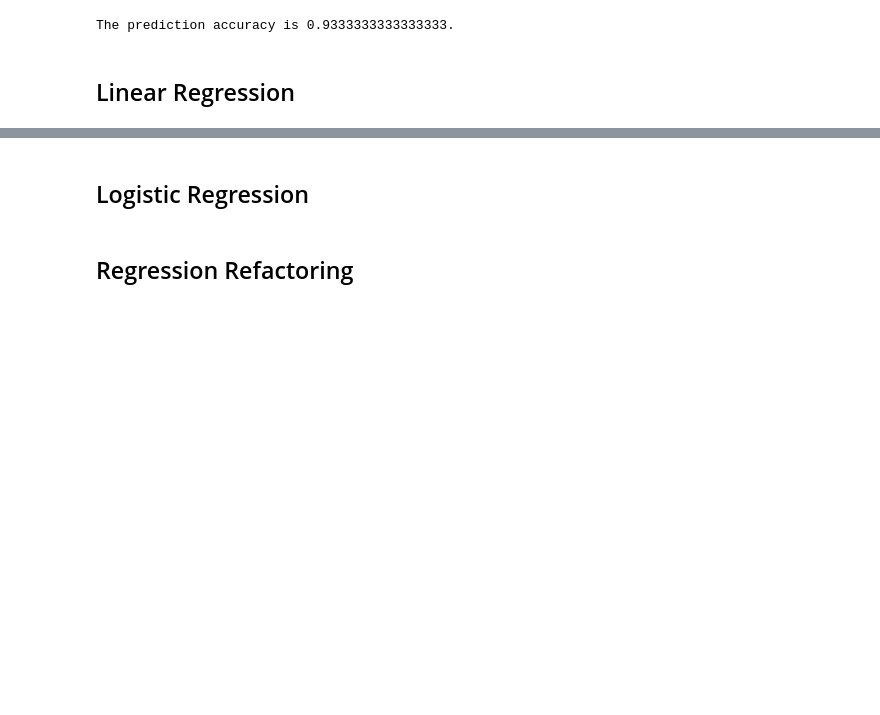
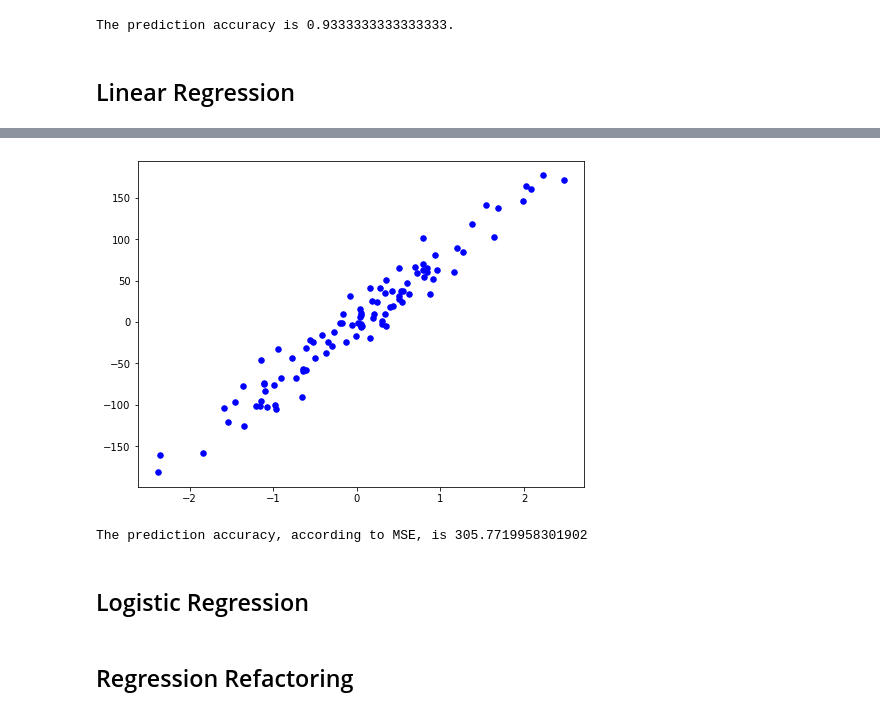
Before and after one commit to ChenshuLiu/Machine-Learning-in-Python, a Jupyter notebook: Machine Learning in Python.ipynb, the cells around one changed output, grey strips where cells are left out. Saved outputs shown, nothing was run; the diff lists cells and outputs as text; code cells hidden in the pictures; blank space fills up the shorter version.

Commit message:
Linear Regression

```diff
--- a/Machine Learning in Python.ipynb
+++ b/Machine Learning in Python.ipynb
@@ -82,3 +95,48 @@ The prediction accuracy is 0.9333333333333333.
+# %%
+# data generation
+X, y = datasets.make_regression(n_samples = 100, n_features = 1, noise = 20, random_state = 4)
+X_train, X_test, y_train, y_test = train_test_split(X, y, test_size = 0.2, random_state = 1234)
+
+fig = plt.figure(figsize = (8, 6))
+plt.scatter(X[:, 0], y, color = 'b', marker = 'o', s = 30)
+plt.show()
+
+class LinearRegression:
+    # lr stands for learning rate
+    # n_iters stands for number of iterations
+    def __init__(self, lr = 0.001, n_iters = 1000):
+        self.lr = lr
+        self.n_iters = n_iters
+        self.weights = None
+        self.bias = None
+
+    def fit(self, X, y):
+        # initialization of parameters
+        n_samples, n_features = X.shape
+        self.weights = np.zeros(n_features)
+        self.bias = 0
+
+        for _ in range(self.n_iters):
+            y_predicted = np.dot(X, self.weights) + self.bias
+            dw = (1/n_samples) * np.dot(X.T, (y_predicted - y))
+            db = (1/n_samples) * np.sum(y_predicted - y)
+
+            self.weights -= self.lr * dw
+            self.bias -= self.lr * db
+
+    def predict(self, X):
+        y_predicted = np.dot(X, self.weights) + self.bias
+        return y_predicted
+
+regressor = LinearRegression(lr = 0.01)
+regressor.fit(X_train, y_train)
+predicted = regressor.predict(X_test)
+def MSE(y_true, y_pred):
+    return np.mean((y_true - y_pred)**2)
+print(f"The prediction accuracy, according to MSE, is {MSE(y_test, predicted)}")
+# %% [output]
+[figure, added]
+The prediction accuracy, according to MSE, is 305.7719958301902
 # %% [markdown]
 ## Logistic Regression
 # %% [markdown]
```
Also changed, not shown: parts of 1 cell of this notebook, 2 other files.
